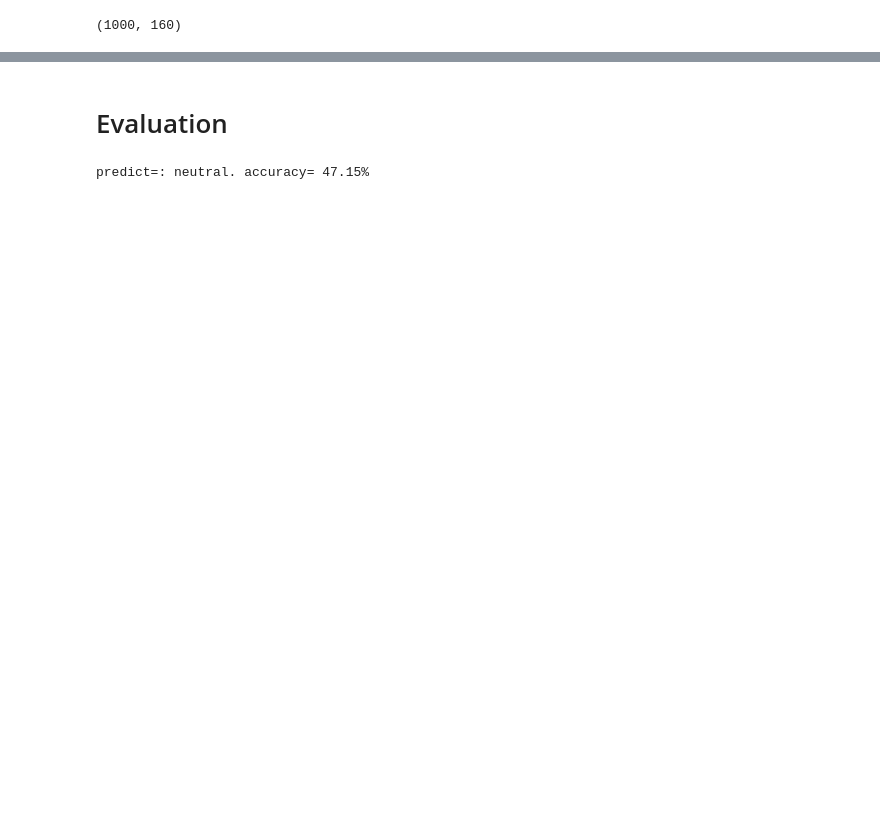
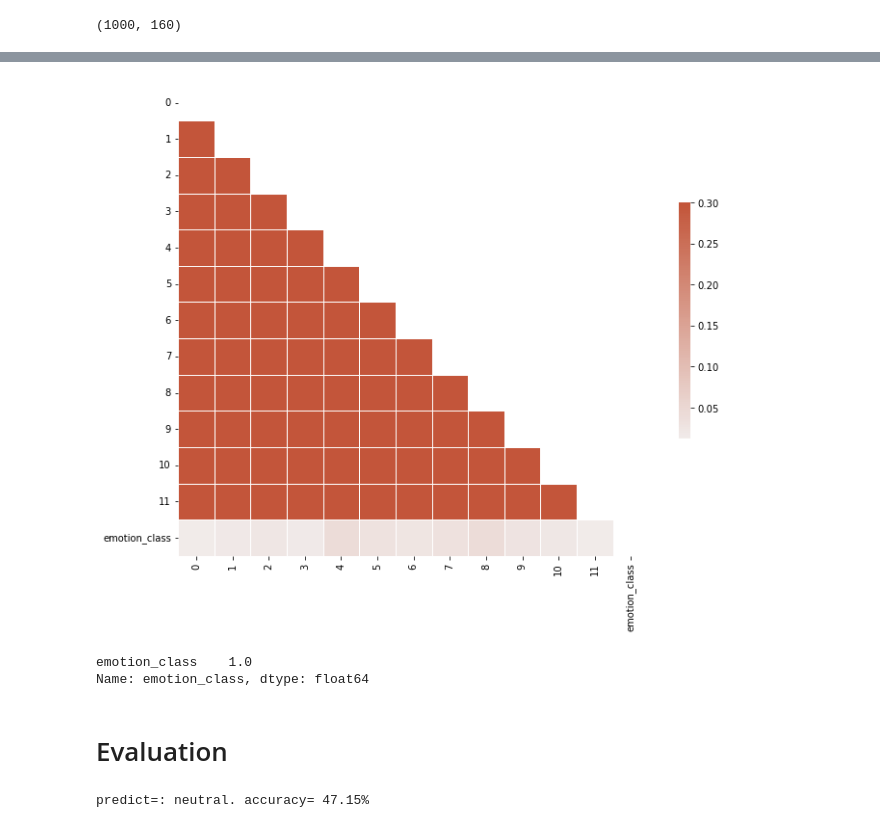
Before and after one commit to ryanjmccall/sb_ml_eng_capstone, a Jupyter notebook: capstone/poc/MELD_POC.ipynb, the cells around one changed output, grey strips where cells are left out. Cells and saved outputs as stored; diff of their text form; code cells hidden in the pictures; blank space fills up the shorter version.

```diff
--- a/capstone/poc/MELD_POC.ipynb
+++ b/capstone/poc/MELD_POC.ipynb
@@ -884,0 +925,4 @@ for c in range(2, 21, 2):
+# %%
+chroma_df = pd.DataFrame(chroma)
+chroma_df['emotion_class'] = y_train
+chroma_df.describe()
@@ -885,3 +939,13 @@ for c in range(2, 21, 2):
+# %%
+chroma_corr = chroma_df.corr()
+sea_corr_plot(chroma_corr)
+# %% [output]
+[figure, added]
+# %%
+print_high_corr(chroma_corr)
+# %% [output]
+emotion_class    1.0
+Name: emotion_class, dtype: float64
 # %% [markdown]
 # Evaluation
 # %%
```
Also changed, not shown: parts of 49 cells of this notebook.
